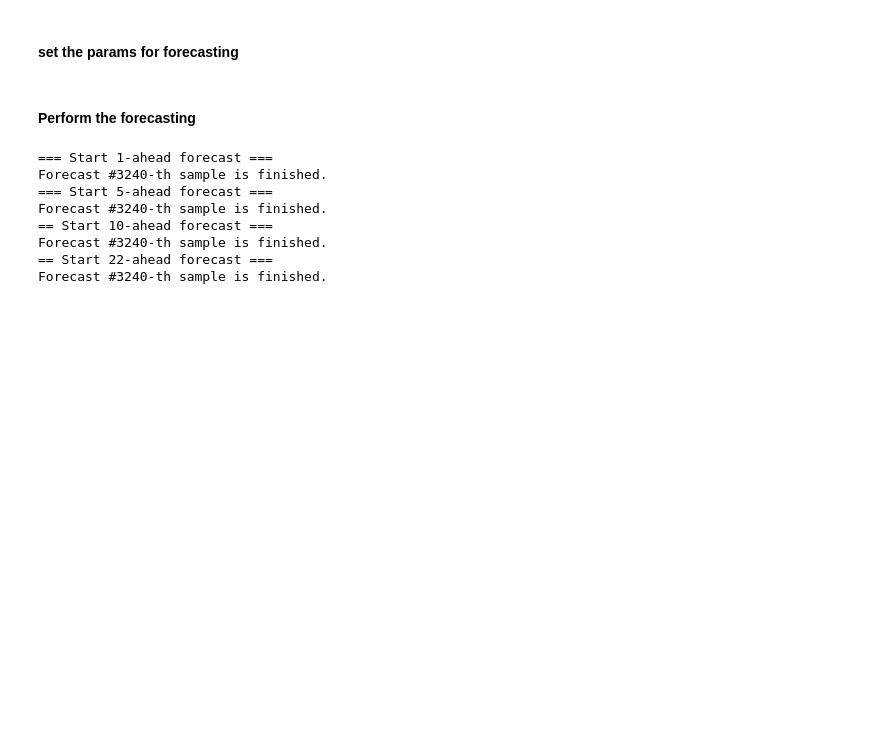
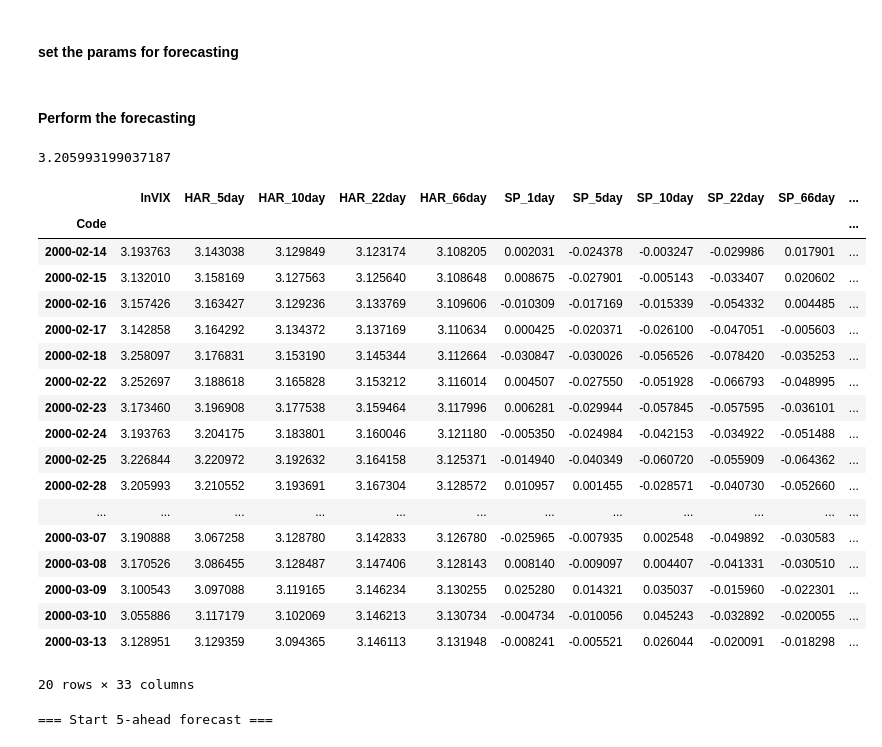
Before and after one commit to Inundata/forecasting-vix, a Jupyter notebook: py-codes/vix-rf-pl.ipynb, the cells around one changed output. Saved outputs shown, nothing was run; the diff lists cells and outputs as text; code cells hidden in the pictures; blank space fills up the shorter version.

```diff
--- a/py-codes/vix-rf-pl.ipynb
+++ b/py-codes/vix-rf-pl.ipynb
@@ -280,6 +280,32 @@ def run_pl_rf(date_window, date, lag, df, linear_variables, nonlinear_variables,
     XGB_pred.name = "VIX_pred_XGB"
 
     return RF_pred, XGB_pred, RF_beta, XGB_beta
+# %%
+df.loc[datetime(2000, 2, 28), "lnVIX"]
+# %% [output]
+3.205993199037187
+# %%
+df.iloc[2490:2510]
+# %% [output]
+|  | lnVIX | HAR_5day | HAR_10day | HAR_22day | HAR_66day | SP_1day | SP_5day | SP_10day | SP_22day | SP_66day | ... |
+| Code |  |  |  |  |  |  |  |  |  |  | ... |
+| 2000-02-14 | 3.193763 | 3.143038 | 3.129849 | 3.123174 | 3.108205 | 0.002031 | -0.024378 | -0.003247 | -0.029986 | 0.017901 | ... |
+| 2000-02-15 | 3.132010 | 3.158169 | 3.127563 | 3.125640 | 3.108648 | 0.008675 | -0.027901 | -0.005143 | -0.033407 | 0.020602 | ... |
+| 2000-02-16 | 3.157426 | 3.163427 | 3.129236 | 3.133769 | 3.109606 | -0.010309 | -0.017169 | -0.015339 | -0.054332 | 0.004485 | ... |
+| 2000-02-17 | 3.142858 | 3.164292 | 3.134372 | 3.137169 | 3.110634 | 0.000425 | -0.020371 | -0.026100 | -0.047051 | -0.005603 | ... |
+| 2000-02-18 | 3.258097 | 3.176831 | 3.153190 | 3.145344 | 3.112664 | -0.030847 | -0.030026 | -0.056526 | -0.078420 | -0.035253 | ... |
+| 2000-02-22 | 3.252697 | 3.188618 | 3.165828 | 3.153212 | 3.116014 | 0.004507 | -0.027550 | -0.051928 | -0.066793 | -0.048995 | ... |
+| 2000-02-23 | 3.173460 | 3.196908 | 3.177538 | 3.159464 | 3.117996 | 0.006281 | -0.029944 | -0.057845 | -0.057595 | -0.036101 | ... |
+| 2000-02-24 | 3.193763 | 3.204175 | 3.183801 | 3.160046 | 3.121180 | -0.005350 | -0.024984 | -0.042153 | -0.034922 | -0.051488 | ... |
+| 2000-02-25 | 3.226844 | 3.220972 | 3.192632 | 3.164158 | 3.125371 | -0.014940 | -0.040349 | -0.060720 | -0.055909 | -0.064362 | ... |
+| 2000-02-28 | 3.205993 | 3.210552 | 3.193691 | 3.167304 | 3.128572 | 0.010957 | 0.001455 | -0.028571 | -0.040730 | -0.052660 | ... |
+| ... | ... | ... | ... | ... | ... | ... | ... | ... | ... | ... | ... |
+| 2000-03-07 | 3.190888 | 3.067258 | 3.128780 | 3.142833 | 3.126780 | -0.025965 | -0.007935 | 0.002548 | -0.049892 | -0.030583 | ... |
+| 2000-03-08 | 3.170526 | 3.086455 | 3.128487 | 3.147406 | 3.128143 | 0.008140 | -0.009097 | 0.004407 | -0.041331 | -0.030510 | ... |
+| 2000-03-09 | 3.100543 | 3.097088 | 3.119165 | 3.146234 | 3.130255 | 0.025280 | 0.014321 | 0.035037 | -0.015960 | -0.022301 | ... |
+| 2000-03-10 | 3.055886 | 3.117179 | 3.102069 | 3.146213 | 3.130734 | -0.004734 | -0.010056 | 0.045243 | -0.032892 | -0.020055 | ... |
+| 2000-03-13 | 3.128951 | 3.129359 | 3.094365 | 3.146113 | 3.131948 | -0.008241 | -0.005521 | 0.026044 | -0.020091 | -0.018298 | ... |
+20 rows × 33 columns
 # %%
 from functools import reduce
 
@@ -295,7 +321,7 @@ XGB_rmse_dict = {}
 RF_mae_dict = {}
 XGB_mae_dict = {}
 
-for lag in [1, 5, 10, 22][:]:
+for lag in [1, 5, 10, 22][1:2]:
 
     print("{0:=^30}".format(f" Start {lag}-ahead forecast "))
 
@@ -355,14 +381,7 @@ for lag in [1, 5, 10, 22][:]:
     RF_rmse_dict[lag], XGB_rmse_dict[lag] = RF_rmse, XGB_rmse
     RF_mae_dict[lag], XGB_mae_dict[lag] = RF_mae, XGB_mae
 # %% [output]
-=== Start 1-ahead forecast ===
-Forecast #3240-th sample is finished.
 === Start 5-ahead forecast ===
-Forecast #3240-th sample is finished.
-== Start 10-ahead forecast ===
-Forecast #3240-th sample is finished.
-== Start 22-ahead forecast ===
-Forecast #3240-th sample is finished.
 # %%
 result_dict = {"RF_prediction" : RF_prediction_dict, "XGB_prediction" : XGB_prediction_dict
             , "RF_rmse" : RF_rmse_dict, "XGB_rmse" : XGB_rmse_dict
```
Also changed, not shown: 11 other files.
